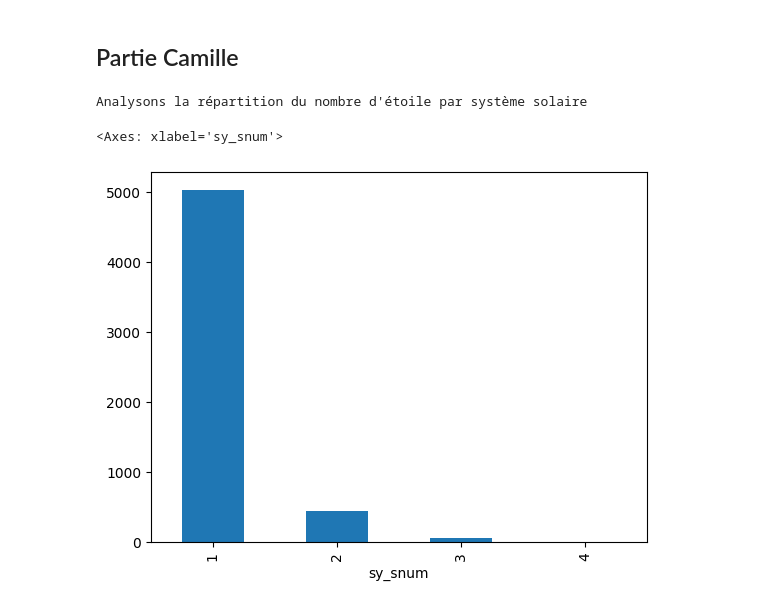
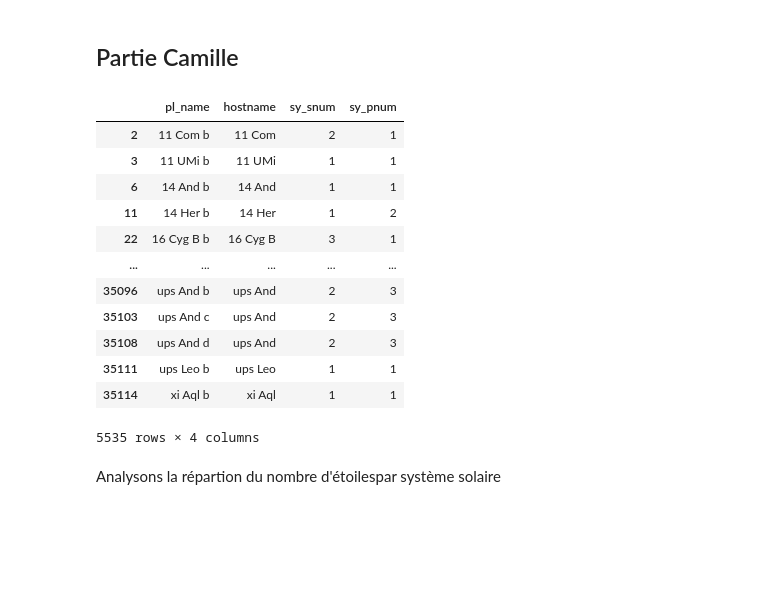
Before and after one commit to camilleprig/pe-hackathon, a Jupyter notebook: code.ipynb, the cells around one changed output. Drawn from its saved outputs; the diff is of its cells as text; code cells hidden in the pictures; blank space fills up the shorter version.

```diff
--- a/code.ipynb
+++ b/code.ipynb
@@ -26,11 +26,21 @@ dfo = df
 # %%
 dfc = df
 par_etoile=df.groupby(by='hostname')
-dfc = df
 dfc_entité=dfc[['pl_name', 'hostname', 'sy_snum', 'sy_pnum', ]]
-print("Analysons la répartition du nombre d'étoile par système solaire")
-dfc_entité.sy_snum.value_counts().plot(kind='bar')
+dfc_entité
 # %% [output]
+|  | pl_name | hostname | sy_snum | sy_pnum |
+| 2 | 11 Com b | 11 Com | 2 | 1 |
+| 3 | 11 UMi b | 11 UMi | 1 | 1 |
+| 6 | 14 And b | 14 And | 1 | 1 |
+| 11 | 14 Her b | 14 Her | 1 | 2 |
+| 22 | 16 Cyg B b | 16 Cyg B | 3 | 1 |
+| ... | ... | ... | ... | ... |
+| 35096 | ups And b | ups And | 2 | 3 |
+| 35103 | ups And c | ups And | 2 | 3 |
+| 35108 | ups And d | ups And | 2 | 3 |
+| 35111 | ups Leo b | ups Leo | 1 | 1 |
+| 35114 | xi Aql b | xi Aql | 1 | 1 |
-Analysons la répartition du nombre d'étoile par système solaire
+5535 rows × 4 columns
-<Axes: xlabel='sy_snum'>
-[figure, removed]
+# %% [markdown]
+Analysons la répartion du nombre d'étoilespar système solaire
```
Also changed, not shown: parts of 10 cells of this notebook.
